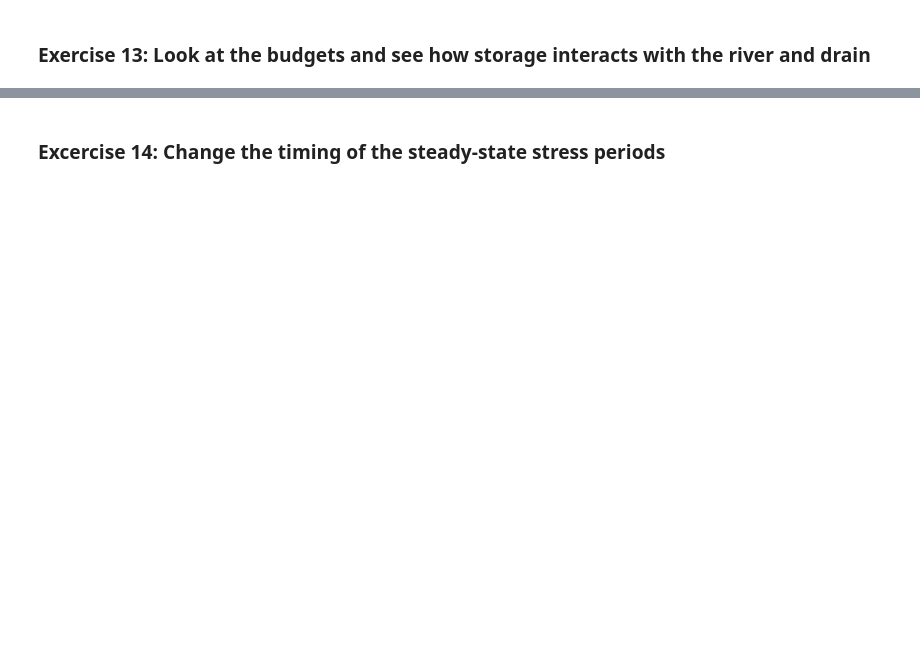
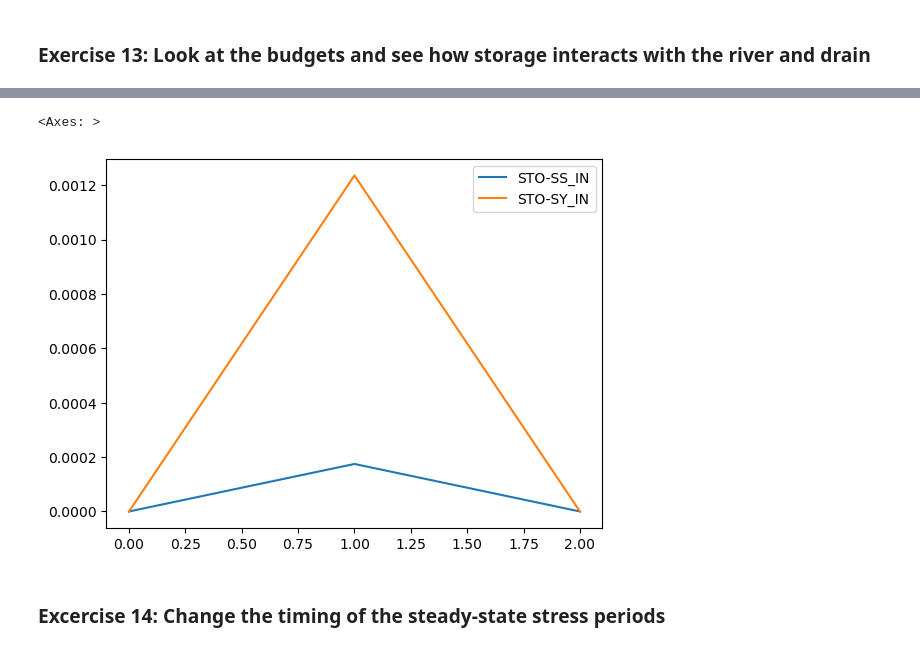
Before and after one commit to langevin-usgs/modflow-sandiego-2025, a Jupyter notebook: exercises/PS2_flopy/ps2_flopy.ipynb, the cells around one changed output, grey strips where cells are left out. Cells and saved outputs as stored; diff of their text form; code cells hidden in the pictures; blank space fills up the shorter version.

```diff
--- a/exercises/PS2_flopy/ps2_flopy.ipynb
+++ b/exercises/PS2_flopy/ps2_flopy.ipynb
@@ -536,5 +1116,8 @@ m2e_bud_incdf
 # %%
-m2e_bud_incdf[['STO-SS_IN','STO-SY_IN','DRN_OUT','RIV_OUT']].plot()
+m2e_bud_incdf[['STO-SS_IN','STO-SY_IN']].plot()
+# %% [output]
+<Axes: >
+[figure, added]
 # %% [markdown]
 ### Excercise 14: Change the timing of the steady-state stress periods
 # %%
```
Also changed, not shown: parts of 87 cells of this notebook.
